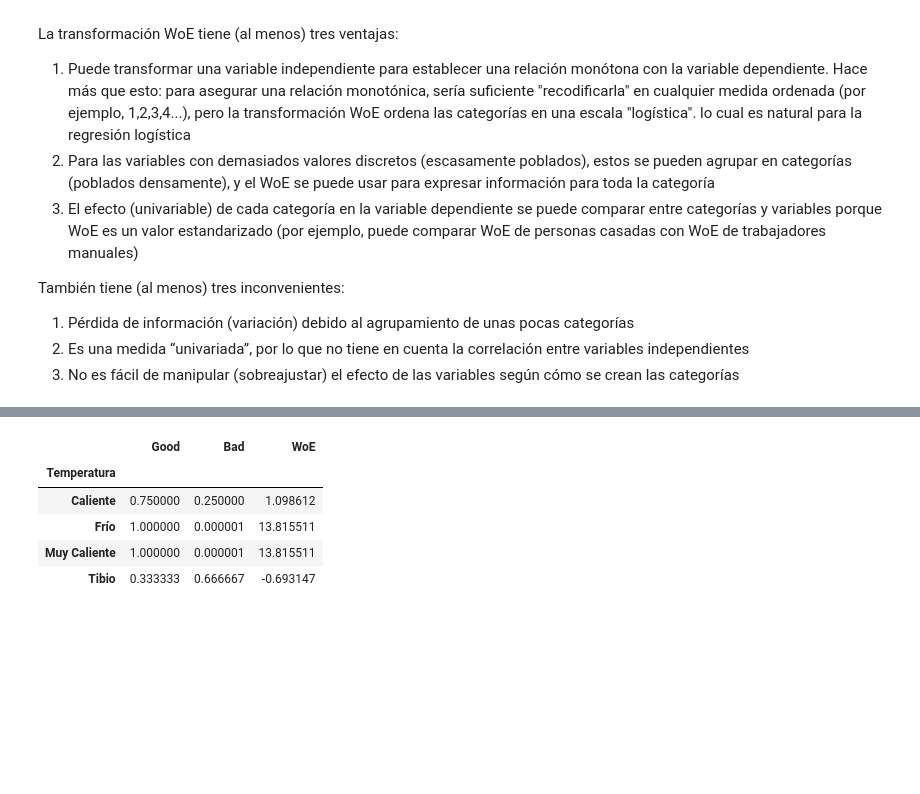
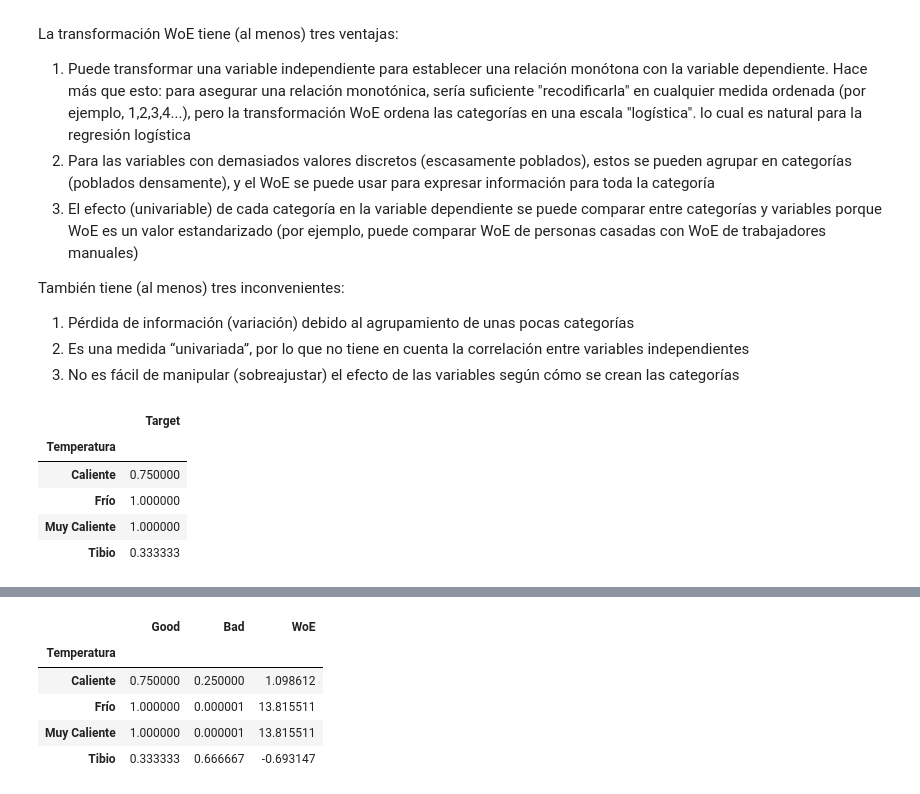
Before and after one commit to Wilsonsr/Metodos-Estadisticos, a Jupyter notebook: CUADERNOS/Codificacion variables categoricas.ipynb, the cells around one changed output, grey strips where cells are left out. Saved outputs shown, nothing was run; the diff lists cells and outputs as text; code cells hidden in the pictures; blank space fills up the shorter version.

```diff
--- a/CUADERNOS/Codificacion variables categoricas.ipynb
+++ b/CUADERNOS/Codificacion variables categoricas.ipynb
@@ -348,0 +351,10 @@ También tiene (al menos) tres inconvenientes:
+# %%
+woe_df = pd.DataFrame (woe_df)
+woe_df
+# %% [output]
+|  | Target |
+| Temperatura |  |
+| Caliente | 0.750000 |
+| Frío | 1.000000 |
+| Muy Caliente | 1.000000 |
+| Tibio | 0.333333 |
```
Also changed, not shown: parts of 8 cells of this notebook.
